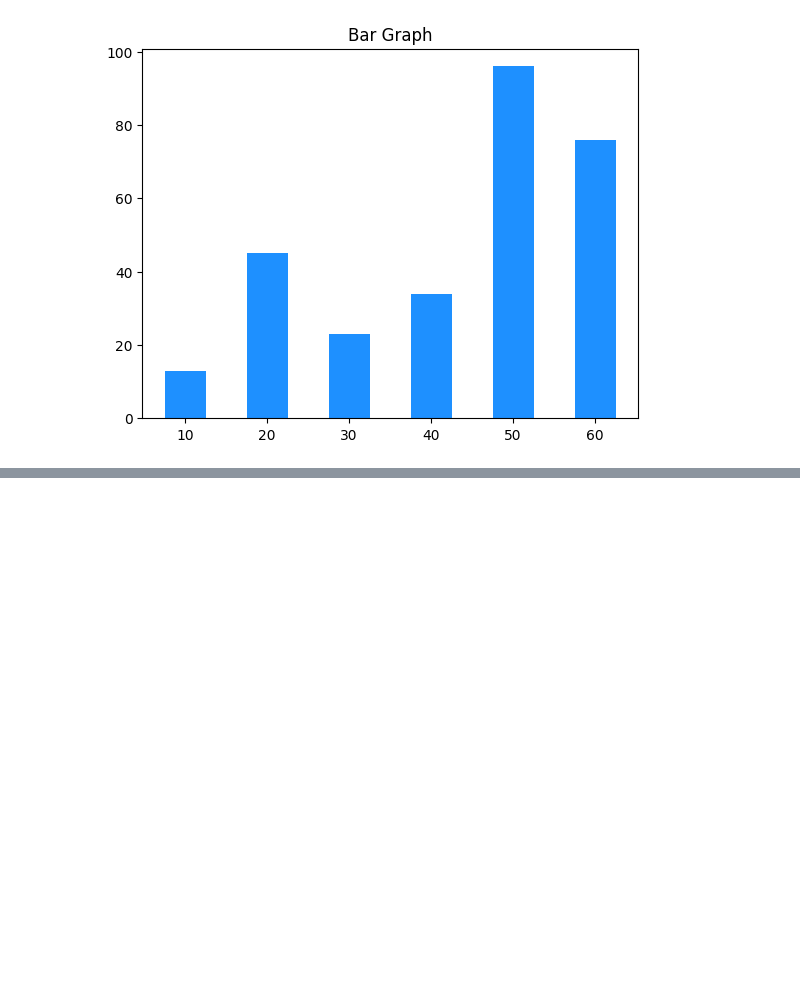
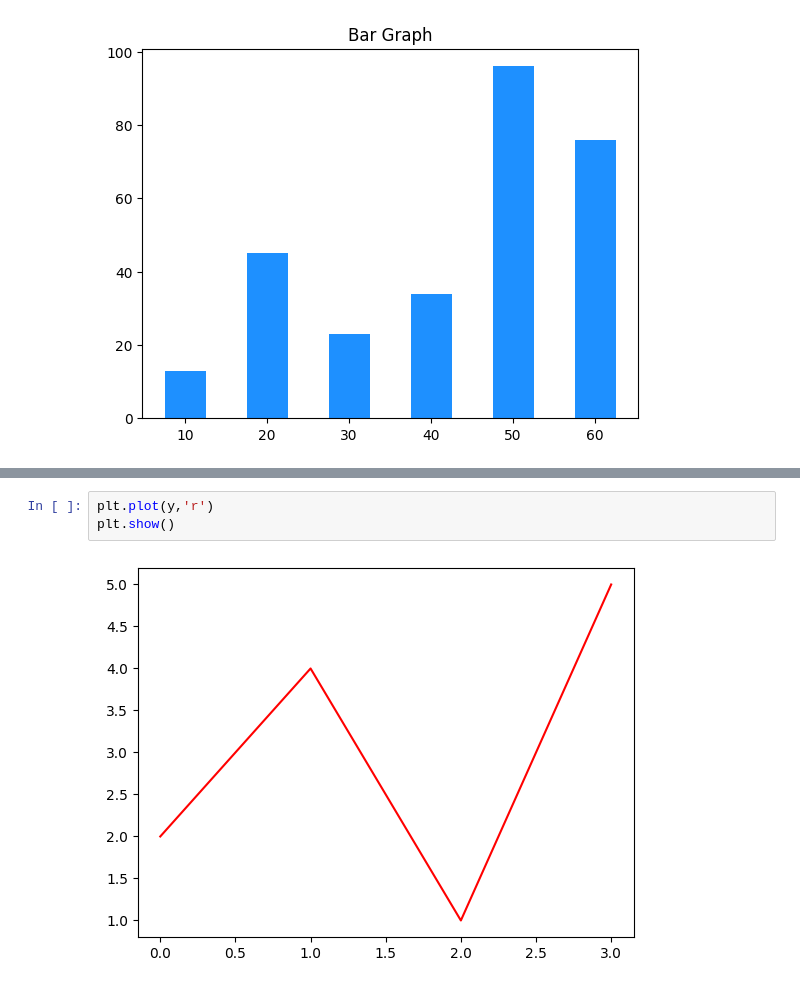
Before and after one commit to ChandrakantaSen/SourceCode_Python, a Jupyter notebook: JupyterNotebook Files/projectPython_Matplotlib.ipynb, the cells around one changed output, grey strips where cells are left out. Saved outputs shown, nothing was run; the diff lists cells and outputs as text; blank space fills up the shorter version.

```diff
--- a/JupyterNotebook Files/projectPython_Matplotlib.ipynb
+++ b/JupyterNotebook Files/projectPython_Matplotlib.ipynb
@@ -17,0 +27,5 @@ plt.show()
+# %%
+plt.plot(y,'r')
+plt.show()
+# %% [output]
+[figure, added]
```
Also changed, not shown: parts of 4 cells of this notebook, 4 other files.
